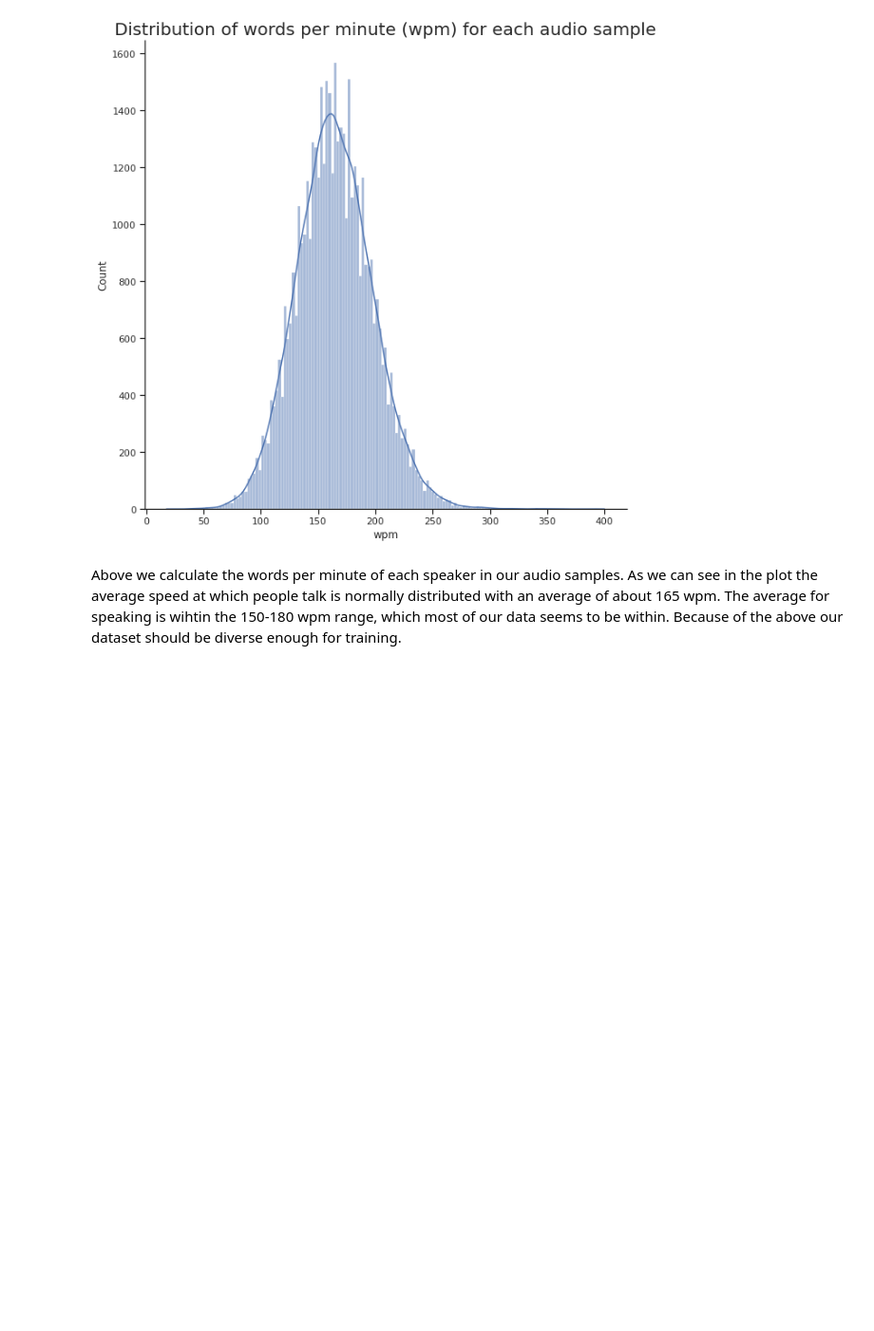
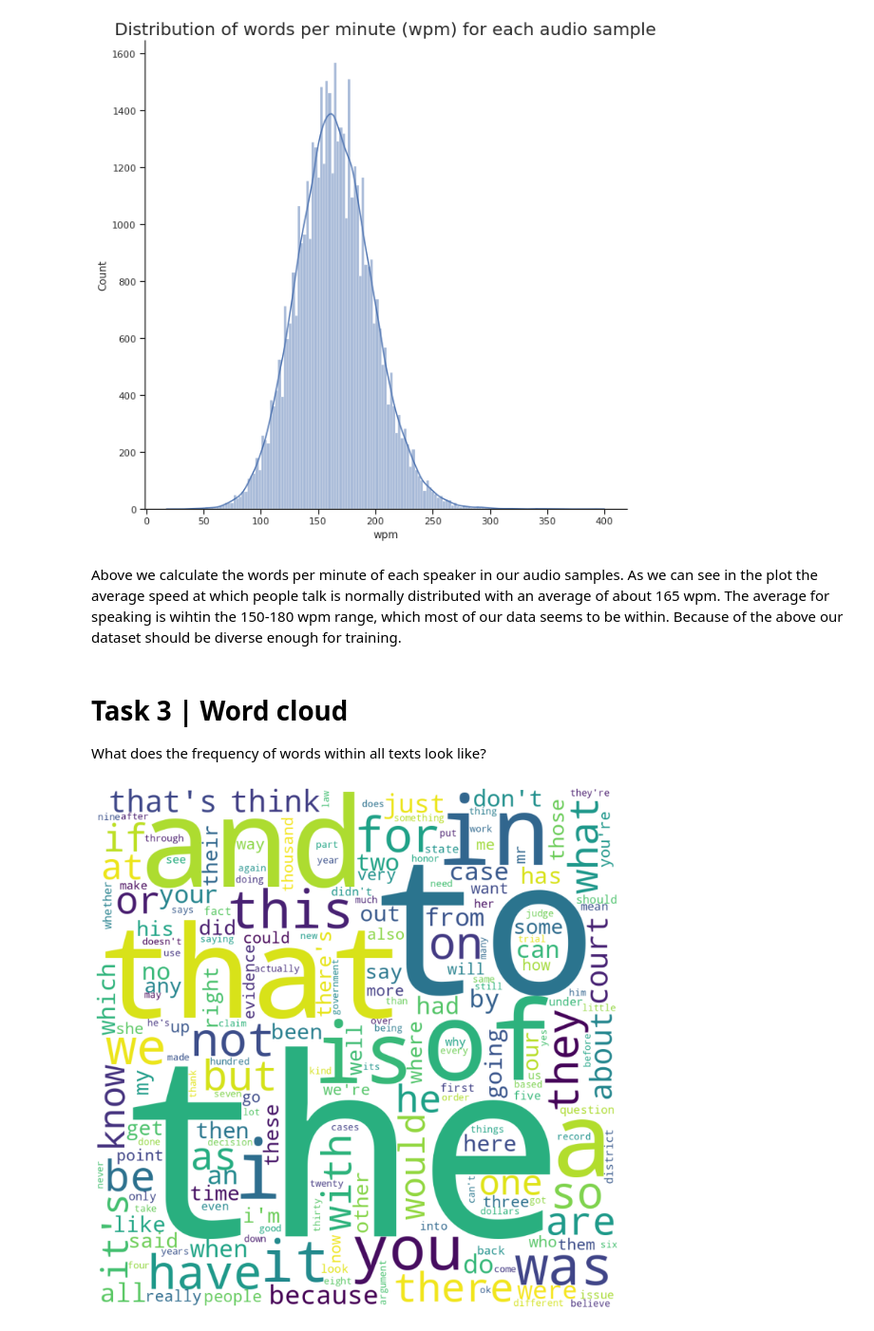
Before and after one commit to lo-b/speech-to-text, a Jupyter notebook: eda/eda.sync.ipynb, the cells around one changed output. Shown: that part at 95% size. Cells and saved outputs as stored; diff of their text form; code cells hidden in the pictures; blank space fills up the shorter version.

Commit message:
Add wordcloud visualization
Visualize word frequency using a wordcloud of words used in all
transcripts.

```diff
--- a/eda/eda.sync.ipynb
+++ b/eda/eda.sync.ipynb
@@ -74,3 +73,46 @@ As we can see in the plot the average speed at which people talk is normally
 distributed with an average of about 165 wpm. The average for speaking is
 wihtin the 150-180 wpm range, which most of our data seems to be within.
 Because of the above our dataset should be diverse enough for training.
+# %% [markdown]
+<h1>Task 3 | Word cloud</h1>
+
+What does the frequency of words within all texts look like?
+# %%
+text_series = df["text"]
+
+word_to_count: dict[str, int] = {}
+word_to_freq: dict[str, int] = {}
+word_count = 0
+
+# fill dict containing counts
+for text in text_series:
+    words = text.split()
+    word_count += len(words)
+    for word in words:
+        # if key is present, increment count
+        if word in word_to_count.keys():
+            word_to_count[word] += 1
+        # else create it and set it to 1
+        else:
+            word_to_count[word] = 1
+
+# fill dict containing frequencies
+for k, v in word_to_count.items():
+    word_to_freq[k] = v / word_count
+
+# create wordcloud
+wordcloud = WordCloud(width=1000,
+                      height=1000,
+                      background_color='white',
+                      stopwords=set(STOPWORDS),
+                      min_font_size=10).generate_from_frequencies(word_to_freq)
+
+# plot the WordCloud image
+plt.figure(figsize=(10, 10), facecolor=None)
+plt.imshow(wordcloud)
+plt.axis("off")
+plt.tight_layout(pad=0)
+
+plt.show()
+# %% [output]
+[figure, added]
```
Also changed, not shown: parts of 2 cells of this notebook, 2 other files.
